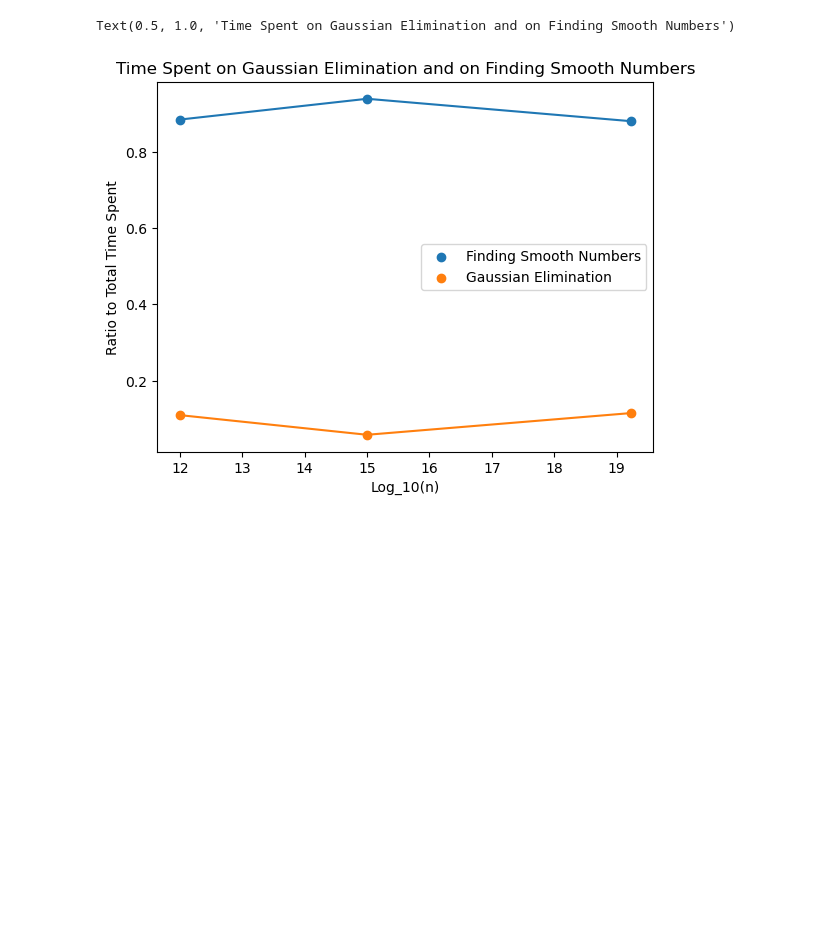
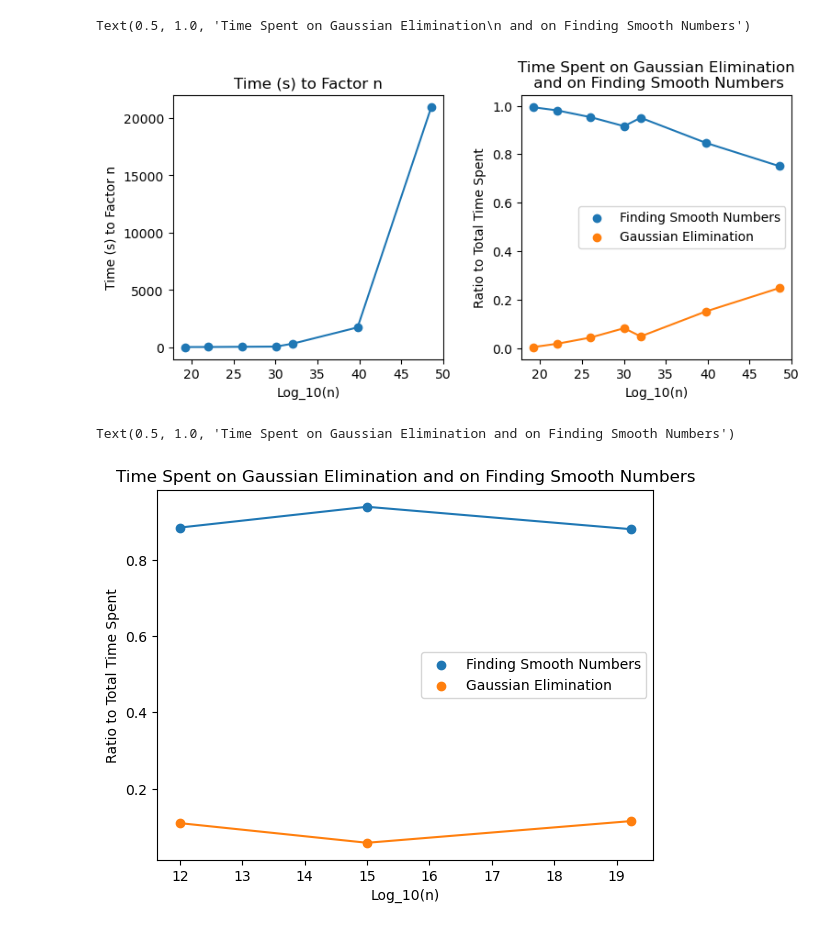
Before and after one commit to colinz11/quadratic-sieve, a Jupyter notebook: RuntimeAnalysis.ipynb, the cells around one changed output. Saved outputs shown, nothing was run; the diff lists cells and outputs as text; code cells hidden in the pictures; blank space fills up the shorter version.

```diff
--- a/RuntimeAnalysis.ipynb
+++ b/RuntimeAnalysis.ipynb
@@ -5,11 +5,9 @@ import numpy as np
 # %%
 nums = [16921456439215439701,
        100123456789 * 101103163367, 100000000105583 * 1000123465987, 1000000000100011 * 1084051191974761,
-       10000000002065383 * 10112269203786181]
+       10000000002065383 * 10112269203786181, 6172835808641975203638304919691358469663]
 
 
-
-epsilons = [0.1, 0.15]
 smooth_time = []
 elim_time = []
 total_time = []
@@ -17,7 +15,7 @@ total_time = []
 
 
 for num in nums:
-    s, e, t = factor(num, 0.01)
+    s, e, t = factor(num, 0.005)
     smooth_time.append(s)
     elim_time.append(e)
     total_time.append(t)
@@ -42,0 +40,8 @@ TypeError: 'int' object is not callable
+# %%
+extra_nums = [6172835808641975203638304919691358469663]
+for num in extra_nums:
+    s, e, t = factor(num, 0.005)
+    smooth_time.append(s)
+    elim_time.append(e)
+    total_time.append(t)
+    nums.append(num)
@@ -43,34 +66,45 @@ TypeError: 'int' object is not callable
+# %%
+n = 3744843080529615909019181510330554205500926021947
+s, e, t = [15720380, 5209884, 20941685]
+smooth_time.append(s)
+elim_time.append(e)
+total_time.append(t)
+# %%
+nums.append(n)
 # %%
 
 fig, axs_all = plt.subplots(1, 2)
 fig.set_size_inches(8, 4)
 fig.tight_layout(pad=3)
 axs = axs_all[0]
 total_time_s = [total_time[i] / 1000 for i in range(len(total_time))]
 elim_time_s = [elim_time[i] / 1000 for i in range(len(elim_time))]
 smooth_time_s = [smooth_time[i] / 1000 for i in range(len(smooth_time))]
 log_nums = np.log10([float(nums[i]) for i in range(len(nums))])
 up_to = len(nums)
 axs.scatter(log_nums[:up_to], total_time_s[:up_to])
 axs.plot(log_nums[:up_to], total_time_s[:up_to])
 
 axs.scatter
 axs.set_xlabel("Log_10(n)")
 axs.set_ylabel("Time (s) to Factor n")
 axs.set_title("Time (s) to Factor n")
 
 axs = axs_all[1]
-start = 3
+start = 0
 ratio_e = [elim_time_s[i] / total_time_s[i] for i in range(start, len(smooth_time_s))]
 ratio_s = [smooth_time_s[i] / total_time_s[i] for i in range(start, len(smooth_time_s))]
 axs.scatter(log_nums[start:], ratio_s)
 axs.scatter(log_nums[start:], ratio_e)
 axs.plot(log_nums[start:], ratio_s)
 axs.plot(log_nums[start:], ratio_e)
 axs.set_xlabel("Log_10(n)")
 axs.set_ylabel("Ratio to Total Time Spent")
 axs.legend(['Finding Smooth Numbers', "Gaussian Elimination" ])
 axs.set_title("Time Spent on Gaussian Elimination\n and on Finding Smooth Numbers")
+# %% [output]
+Text(0.5, 1.0, 'Time Spent on Gaussian Elimination\n and on Finding Smooth Numbers')
+[figure, added]
 # %%
 fig, axs = plt.subplots()
 start = 3
```
Also changed, not shown: parts of 2 cells of this notebook, 1 other file.
